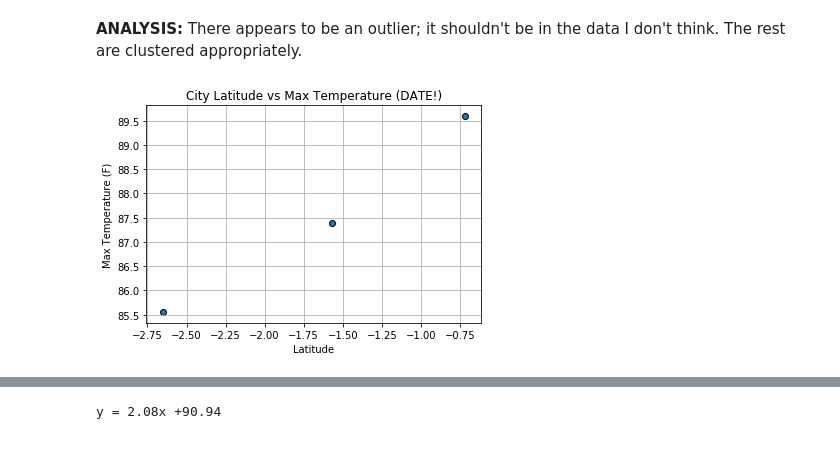
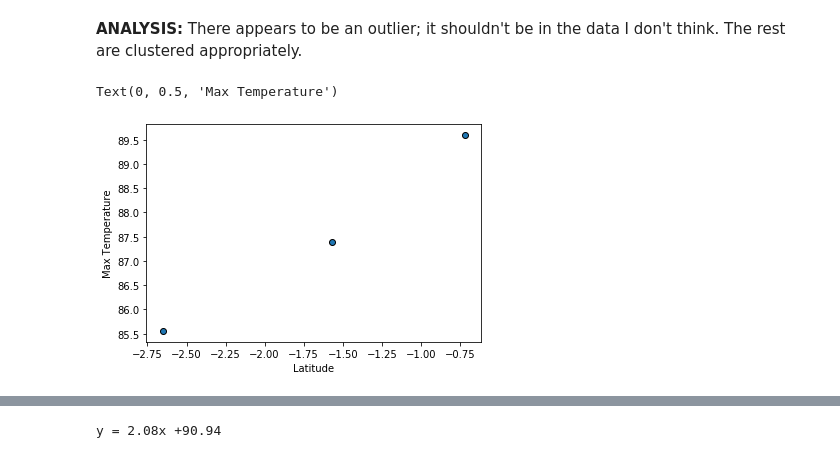
Before and after one commit to VallieTracy/Global-Weather-Analysis, a Jupyter notebook: WeatherPy/WeatherPy.ipynb, the cells around one changed output, grey strips where cells are left out. Saved outputs shown, nothing was run; the diff lists cells and outputs as text; code cells hidden in the pictures.

```diff
--- a/WeatherPy/WeatherPy.ipynb
+++ b/WeatherPy/WeatherPy.ipynb
@@ -344,18 +346,15 @@ The r-squared is: -0.998499857639629
 # %% [markdown]
 **ANALYSIS:** There appears to be an outlier; it shouldn't be in the data I don't think.  The rest are clustered appropriately.
 # %%
-#plot latitude v temperature linear regression (southern hemisphere)
+#run linear regression on max temp v lat (southern hemisphere)
 
+#create scatter plot
 x_values = southern_df["Lat"]
 y_values = southern_df["Max Temp"]
 plt.scatter(x_values, y_values, edgecolors="black")
-plt.title("City Latitude vs Max Temperature (DATE!)")
 plt.xlabel("Latitude")
-plt.ylabel("Max Temperature (F)")
-plt.grid()
-
-#save scatter plot to Images Folder
-plt.savefig(os.path.join("Images","Southern_Temp_v_Latitude.png"))
+plt.ylabel("Max Temperature")
 # %% [output]
+Text(0, 0.5, 'Max Temperature')
-[figure, old version]
+[figure, new version]
 # %%
```
Also changed, not shown: parts of 55 cells of this notebook, 13 other files.
